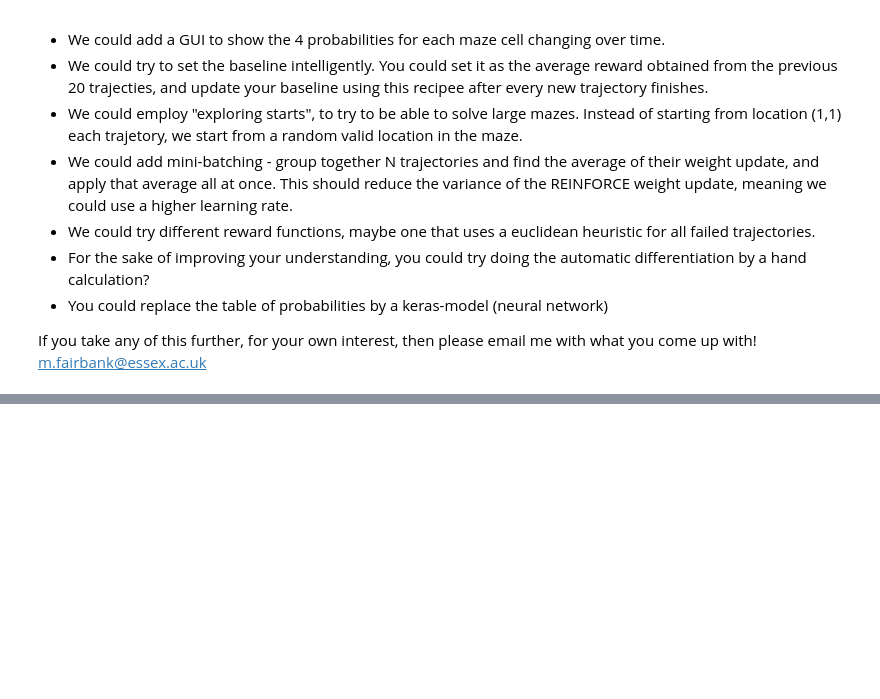
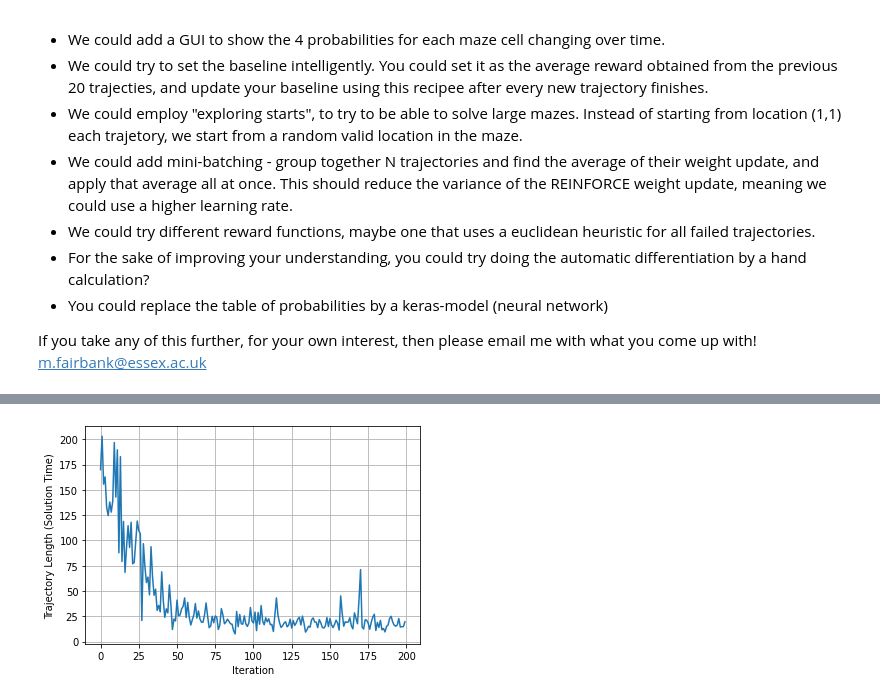
Before and after one commit to 11BelowStudio/ce811, a Jupyter notebook: lab8exercises/TabularReinforceExample.ipynb, the cells around one changed output, grey strips where cells are left out. Cells and saved outputs as stored; diff of their text form; code cells hidden in the pictures; blank space fills up the shorter version.

```diff
--- a/lab8exercises/TabularReinforceExample.ipynb
+++ b/lab8exercises/TabularReinforceExample.ipynb
@@ -270,0 +601,8 @@ If you take any of this further, for your own interest, then please email me wit
+# %%
+plt.plot(trajectory_length_history3)
+plt.ylabel('Trajectory Length (Solution Time)')
+plt.xlabel('Iteration')
+plt.grid()
+plt.show()
+# %% [output]
+[figure, added]
```
Also changed, not shown: parts of 13 cells of this notebook.
